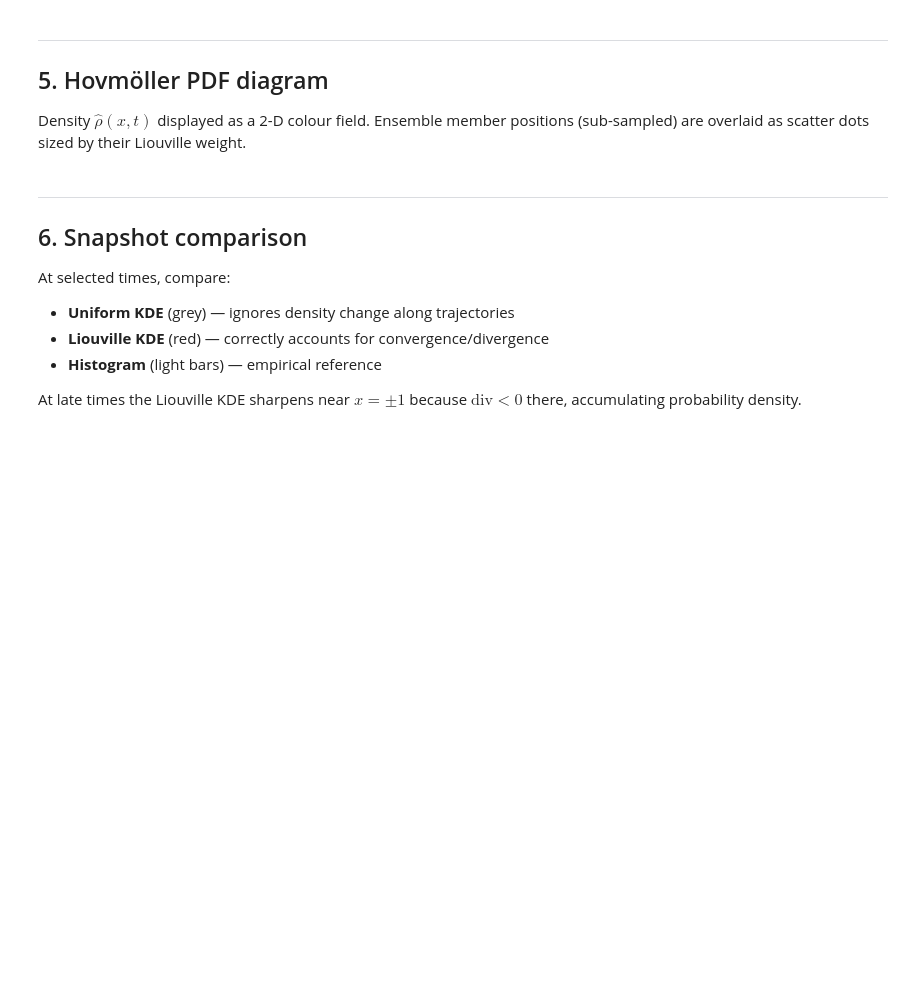
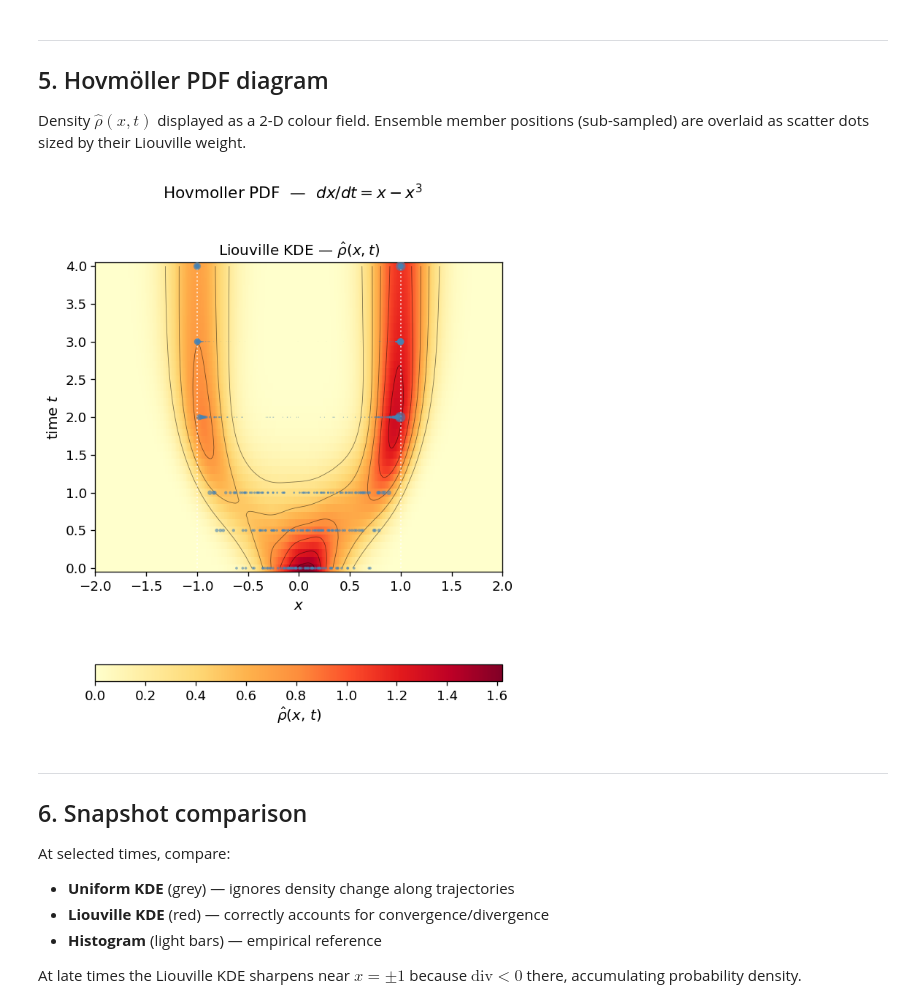
Before and after one commit to kuiper2000/Tseng_et_al_2026GRL, a Jupyter notebook: toy_liouville_cubic.ipynb, the cells around one changed output. Saved outputs shown, nothing was run; the diff lists cells and outputs as text; code cells hidden in the pictures; blank space fills up the shorter version.

```diff
--- a/toy_liouville_cubic.ipynb
+++ b/toy_liouville_cubic.ipynb
@@ -294,3 +215,75 @@ plt.show()
+# %%
+# ── build Hovmöller array (Liouville KDE only) ─────────────────────────
+hov_stride = 5              # every 5 steps → ~200 time levels
+hov_t_idx  = np.arange(0, T_steps + 1, hov_stride)
+hov_t      = t_arr[hov_t_idx]
+
+RHO_liou = np.zeros((len(hov_t_idx), len(x_eval)))   # (n_t, n_x)
+
+for k, ti in enumerate(hov_t_idx):
+    RHO_liou[k] = kde_weighted(x_eval, X_ens[ti], W_ens[ti])
+
+# ── scatter marker times ───────────────────────────────────────────────
+mark_times = [0.0, 0.5, 1.0, 2.0, 3.0, 4.0]
+mark_idx   = [int(round(tt / dt)) for tt in mark_times]
+n_scatter  = 80   # sub-sample for readability
+
+# global weight range across ALL mark times → consistent marker sizes
+all_w = np.concatenate([W_ens[ti] for ti in mark_idx])
+w_max = all_w.max()
+
+def w_to_size(w, w_max, s_max=120):
+    return s_max * (w / w_max)
+
+# ── figure ─────────────────────────────────────────────────────────────
+fig = plt.figure(figsize=(6, 6.5))
+gs  = mgridspec.GridSpec(2, 1, figure=fig,
+                         height_ratios=[1, 0.18],
+                         hspace=0.40)
+
+ax_liou = fig.add_subplot(gs[0, 0])
+ax_cbar = fig.add_subplot(gs[1, 0])
+
+norm = Normalize(vmin=0, vmax=RHO_liou.max())
+cmap = 'YlOrRd'
+
+pc = ax_liou.pcolormesh(x_eval, hov_t, RHO_liou,
+                        cmap=cmap, norm=norm, shading='auto')
+ax_liou.contour(x_eval, hov_t, RHO_liou,
+                levels=6, colors='k', linewidths=0.5, alpha=0.5)
+
+# overlay scatter — marker size ∝ normalised Liouville weight
+for ti, tt in zip(mark_idx, mark_times):
+    xm      = X_ens[ti]
+    wm      = W_ens[ti]
+    idx_sub = rng.choice(N, size=min(n_scatter, N), replace=False)
+    ax_liou.scatter(xm[idx_sub], np.full(len(idx_sub), tt),
+                    s=w_to_size(wm[idx_sub], w_max),
+                    c='steelblue', marker='o', alpha=0.6,
+                    linewidths=0, zorder=3)
+
+ax_liou.set_xlim(x_eval[[0, -1]])
+ax_liou.set_xlabel('$x$')
+ax_liou.set_ylabel('time $t$')
+ax_liou.set_title(r'Liouville KDE — $\hat{\rho}(x,t)$')
+ax_liou.axvline(-1, color='w', ls=':', lw=1.2, alpha=0.7)
+ax_liou.axvline( 1, color='w', ls=':', lw=1.2, alpha=0.7)
+
+# ── narrow colourbar ───────────────────────────────────────────────────
+fig.draw_without_rendering()
+_cp  = ax_cbar.get_position()
+_h30 = _cp.height * 0.30
+_y30 = _cp.y0 + (_cp.height - _h30) * 0.5
+ax_cbar.set_position([_cp.x0, _y30, _cp.width, _h30])
+
+cb = fig.colorbar(pc, cax=ax_cbar, orientation='horizontal')
+cb.set_label(r'$\hat{\rho}(x,\,t)$', labelpad=2)
+
+fig.suptitle(r'Hovmoller PDF  —  $dx/dt = x - x^3$', y=1.02, fontsize=13)
+plt.savefig('hovmoller.png', bbox_inches='tight')
+plt.show()
+# %% [output]
+[figure, added]
 # %% [markdown]
 ---
 ## 6. Snapshot comparison
```
Also changed, not shown: parts of 15 cells of this notebook, 5 other files.
